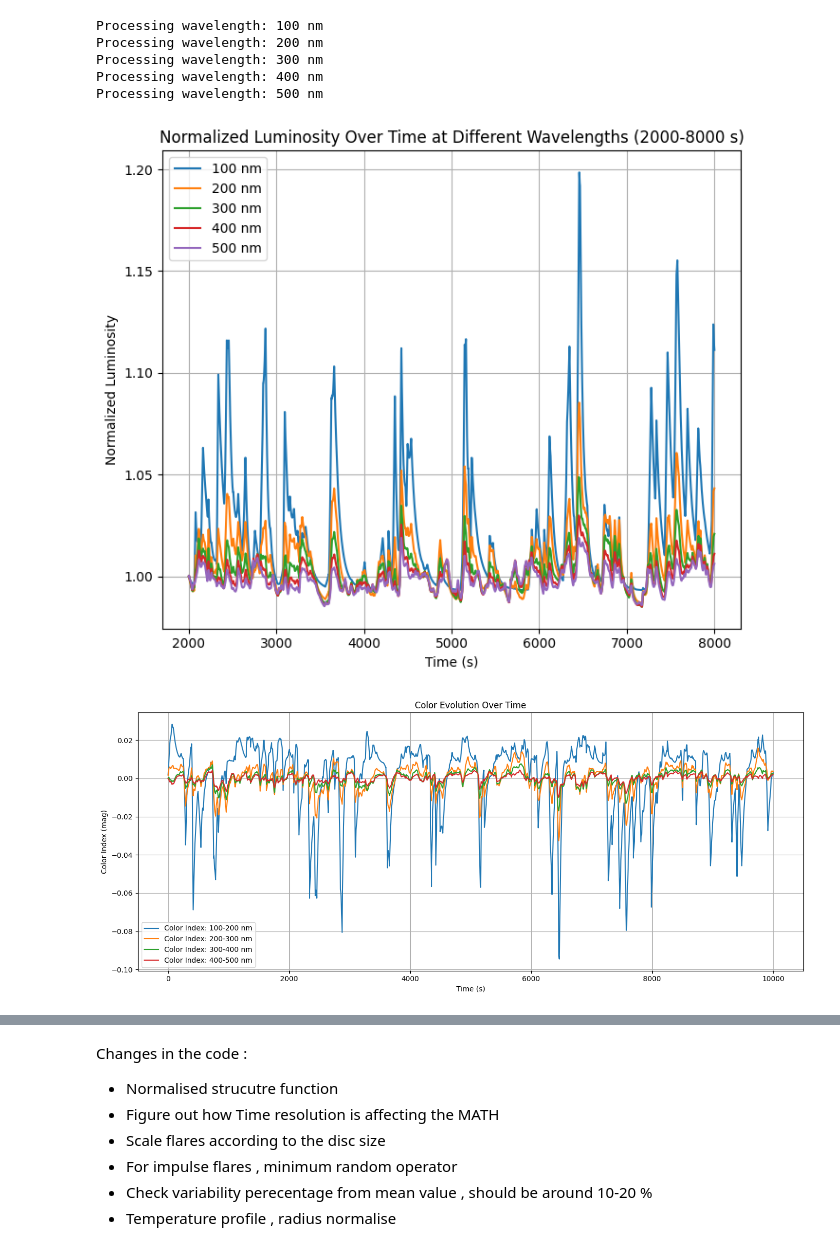
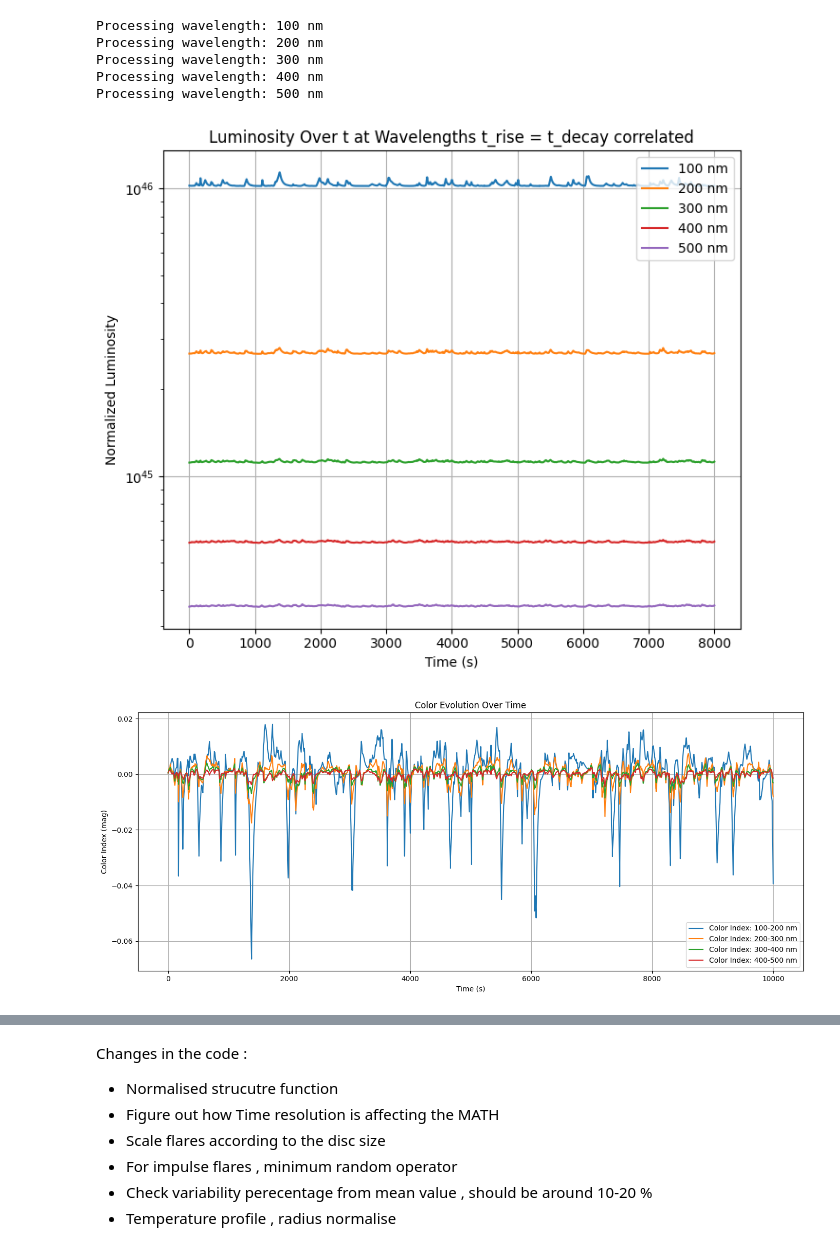
Before and after one commit to 221Shaurya/AGN_variability, a Jupyter notebook: color_evolution.ipynb, the cells around one changed output, grey strips where cells are left out. Cells and saved outputs as stored; diff of their text form; code cells hidden in the pictures.

Commit message:
Made few changes in T_rise and t_decay in the color_evolution, and also made few changes in animation resolution

```diff
--- a/color_evolution.ipynb
+++ b/color_evolution.ipynb
@@ -16,7 +16,7 @@ h = 6.626e-34       # Planck constant (J·s)
 
 # Black Hole and Accretion Parameters
 M_BH = M_sol * 7e8  # Black hole mass (kg)
-dot_M = 1e23        # Accretion rate (kg/s)
+dot_M = 2e23        # Accretion rate (kg/s) Calculated the correct accretion rate , initially half
 
 # Grid Setup
 num_points = 1000               # Number of radial grid points
@@ -29,7 +29,7 @@ R_out_factor = 100  # Outer radius factor in terms of ISCO
 # Time Setup
 warm_up_time = 200          # Warm-up time (seconds)
 total_simulation_time = 10000  # Total simulation time (seconds)
-time_points = 10000       # Number of time points
+time_points = 1000       # Number of time points
 
 # Flare Parameters
 num_flares = 1000  # Number of flares
@@ -42,8 +42,8 @@ flare_temp_increase_power_law_index = 1.5  # Power-law index
 # Flare Durations
 flare_rise_time_min = 10    # Minimum flare rise time (seconds)
 flare_rise_time_max = 50    # Maximum flare rise time (seconds)
-flare_e_folding_time_min = 20  # Minimum e-folding time (seconds)
-flare_e_folding_time_max = 100  # Maximum e-folding time (seconds)
+flare_e_folding_time_min = flare_rise_time_min # Minimum e-folding time (seconds)
+flare_e_folding_time_max = flare_rise_time_max  # Maximum e-folding time (seconds)
 flare_decay_e_folding_multiplicator = 5   # Number of e-folding times in decay phase
 
 # Flare Sizes (Radial and Angular)
@@ -108,7 +111,7 @@ flare_angles = np.random.randint(0, num_angular_sections, size=num_flares)
 flare_rise_times = np.random.randint(flare_rise_time_min, flare_rise_time_max+1, size=num_flares)
 
 # E-folding Times for Exponential Decay (seconds)
-flare_e_folding_times = np.random.randint(flare_e_folding_time_min, flare_e_folding_time_max+1, size=num_flares)
+flare_e_folding_times = flare_rise_times
 
 # Decay Durations
 flare_decay_times = flare_decay_e_folding_multiplicator * flare_e_folding_times
@@ -270,7 +273,7 @@ def compute_color_indices(magnitudes, wavelengths):
 colors = compute_color_indices(magnitudes, wavelengths)
 # %%
 # Cell 24: Plot Normalized Luminosity Over Time
-start_time = 2000   # Start time in seconds
+start_time = 1   # Start time in seconds
 end_time = 8000     # End time in seconds
 
 plt.figure(figsize=(7, 6))
@@ -279,36 +282,37 @@ for i, wavelength in enumerate(wavelengths):
     # Extract luminosity after warm-up period
     luminosity_i = luminosity[i, times >= 0]
 
     # Corresponding filtered times after warm-up
     times_i = times[times >= 0]
 
     # Create a mask for the desired time range
     mask = (times_i >= start_time) & (times_i <= end_time)
 
     # Apply the mask to luminosity and times
     luminosity_subset = luminosity_i[mask]
     times_subset = times_i[mask]
 
     # Check if there are any data points in the specified range
     if len(luminosity_subset) == 0:
         print(f"No data available for wavelength {int(wavelength*1e9)} nm in the specified time range.")
         continue
 
     # Normalize luminosity so that the initial value in the subset is 1
     luminosity_normalized = luminosity_subset / luminosity_subset[0]
 
     # Plot the normalized luminosity
-    plt.plot(times_subset, luminosity_normalized, label=f'{int(wavelength*1e9)} nm')
+    plt.plot(times_subset, luminosity_subset, label=f'{int(wavelength*1e9)} nm')
 
 plt.xlabel('Time (s)')
+plt.yscale('log')
 plt.ylabel('Normalized Luminosity')
-plt.title('Normalized Luminosity Over Time at Different Wavelengths (2000-8000 s)')
+plt.title('Luminosity Over t at Wavelengths t_rise = t_decay correlated')
 plt.legend()
 plt.grid(True)
 plt.tight_layout()
 plt.show()
 # %% [output]
-[figure, old version]
+[figure, new version]
 # %%
 # Cell 25: Plot Color Indices Over Time
 plt.figure(figsize=(14, 6))
@@ -322,5 +326,5 @@ plt.grid(True)
 plt.tight_layout()
 plt.show()
 # %% [output]
-[figure, old version]
+[figure, new version]
 # %%
```
Also changed, not shown: parts of 6 cells of this notebook, 1 other file.
